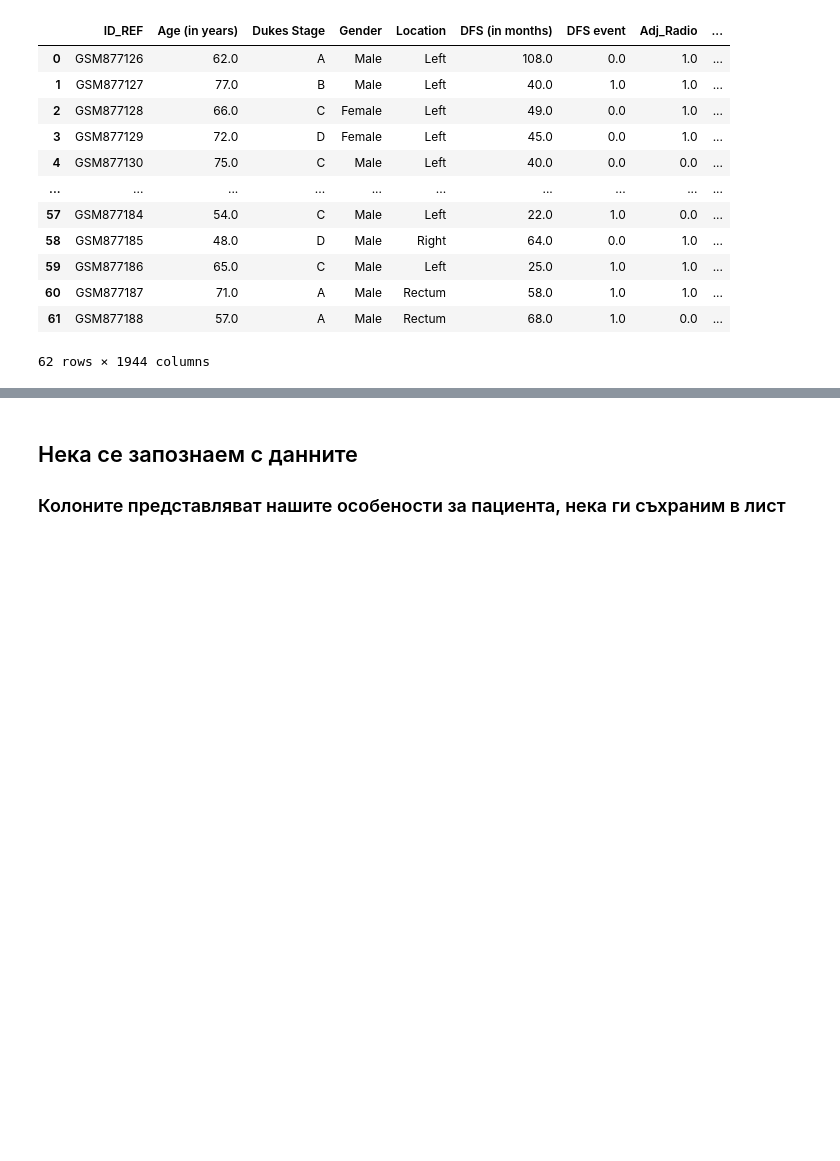
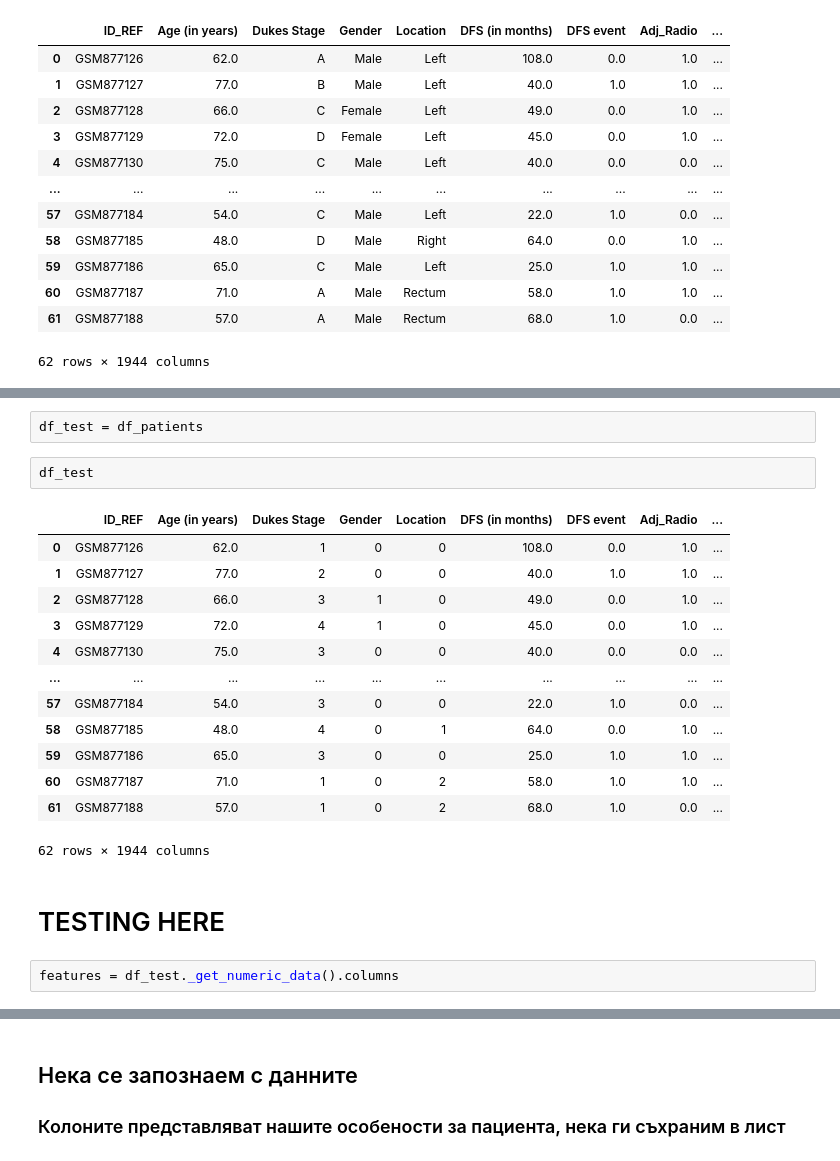
Before and after one commit to BorislavKrumov/colorectal-cancer, a Jupyter notebook: Colorectal Cancer DFS Classification.ipynb, the cells around one changed output, grey strips where cells are left out. Saved outputs shown, nothing was run; the diff lists cells and outputs as text; blank space fills up the shorter version.

```diff
--- a/Colorectal Cancer DFS Classification.ipynb
+++ b/Colorectal Cancer DFS Classification.ipynb
@@ -48,0 +129,22 @@ df_patients
+# %%
+df_test = df_patients
+# %%
+df_test
+# %% [output]
+|  | ID_REF | Age (in years) | Dukes Stage | Gender | Location | DFS (in months) | DFS event | Adj_Radio | ... |
+| 0 | GSM877126 | 62.0 | 1 | 0 | 0 | 108.0 | 0.0 | 1.0 | ... |
+| 1 | GSM877127 | 77.0 | 2 | 0 | 0 | 40.0 | 1.0 | 1.0 | ... |
+| 2 | GSM877128 | 66.0 | 3 | 1 | 0 | 49.0 | 0.0 | 1.0 | ... |
+| 3 | GSM877129 | 72.0 | 4 | 1 | 0 | 45.0 | 0.0 | 1.0 | ... |
+| 4 | GSM877130 | 75.0 | 3 | 0 | 0 | 40.0 | 0.0 | 0.0 | ... |
+| ... | ... | ... | ... | ... | ... | ... | ... | ... | ... |
+| 57 | GSM877184 | 54.0 | 3 | 0 | 0 | 22.0 | 1.0 | 0.0 | ... |
+| 58 | GSM877185 | 48.0 | 4 | 0 | 1 | 64.0 | 0.0 | 1.0 | ... |
+| 59 | GSM877186 | 65.0 | 3 | 0 | 0 | 25.0 | 1.0 | 1.0 | ... |
+| 60 | GSM877187 | 71.0 | 1 | 0 | 2 | 58.0 | 1.0 | 1.0 | ... |
+| 61 | GSM877188 | 57.0 | 1 | 0 | 2 | 68.0 | 1.0 | 0.0 | ... |
+62 rows × 1944 columns
+# %% [markdown]
+# TESTING HERE
+# %%
+features = df_test._get_numeric_data().columns
```
Also changed, not shown: parts of 31 cells of this notebook.
